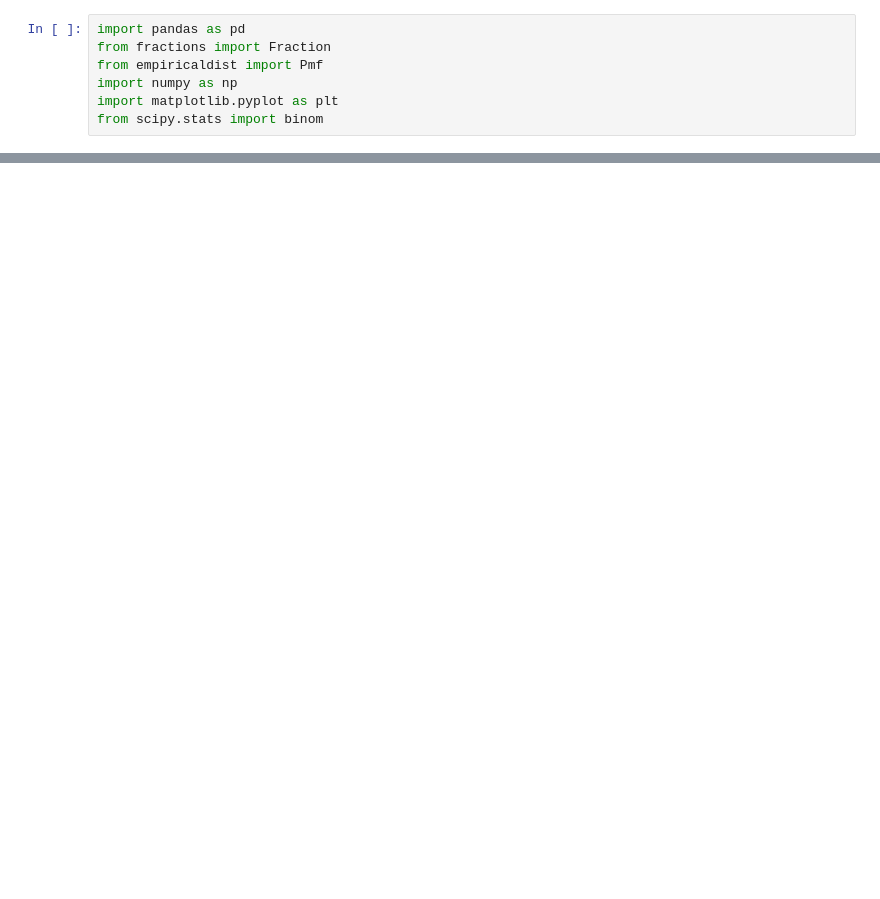
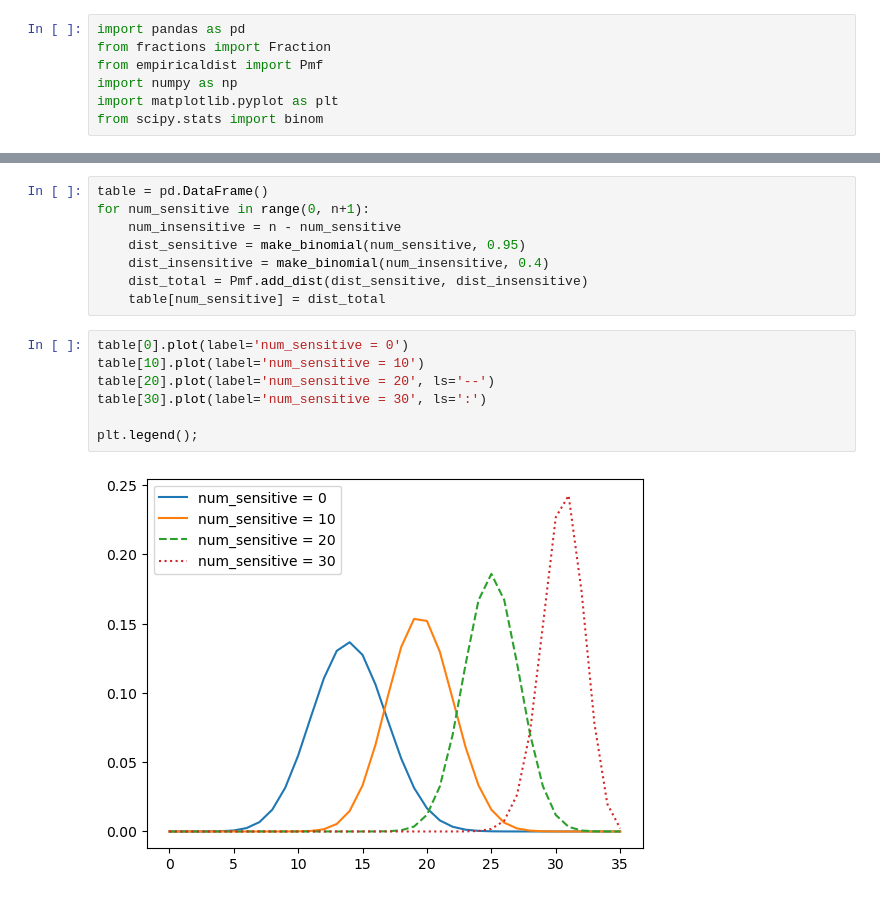
Before and after one commit to S3tuit/jup_lab, a Jupyter notebook: test.ipynb, the cells around one changed output, grey strips where cells are left out. Cells and saved outputs as stored; diff of their text form; blank space fills up the shorter version.

```diff
--- a/test.ipynb
+++ b/test.ipynb
@@ -197,0 +112,17 @@ posterior
+# %%
+table = pd.DataFrame()
+for num_sensitive in range(0, n+1):
+    num_insensitive = n - num_sensitive
+    dist_sensitive = make_binomial(num_sensitive, 0.95)
+    dist_insensitive = make_binomial(num_insensitive, 0.4)
+    dist_total = Pmf.add_dist(dist_sensitive, dist_insensitive)
+    table[num_sensitive] = dist_total
+# %%
+table[0].plot(label='num_sensitive = 0')
+table[10].plot(label='num_sensitive = 10')
+table[20].plot(label='num_sensitive = 20', ls='--')
+table[30].plot(label='num_sensitive = 30', ls=':')
+
+plt.legend();
+# %% [output]
+[figure, added]
```
Also changed, not shown: parts of 73 cells of this notebook, 1 other file.
